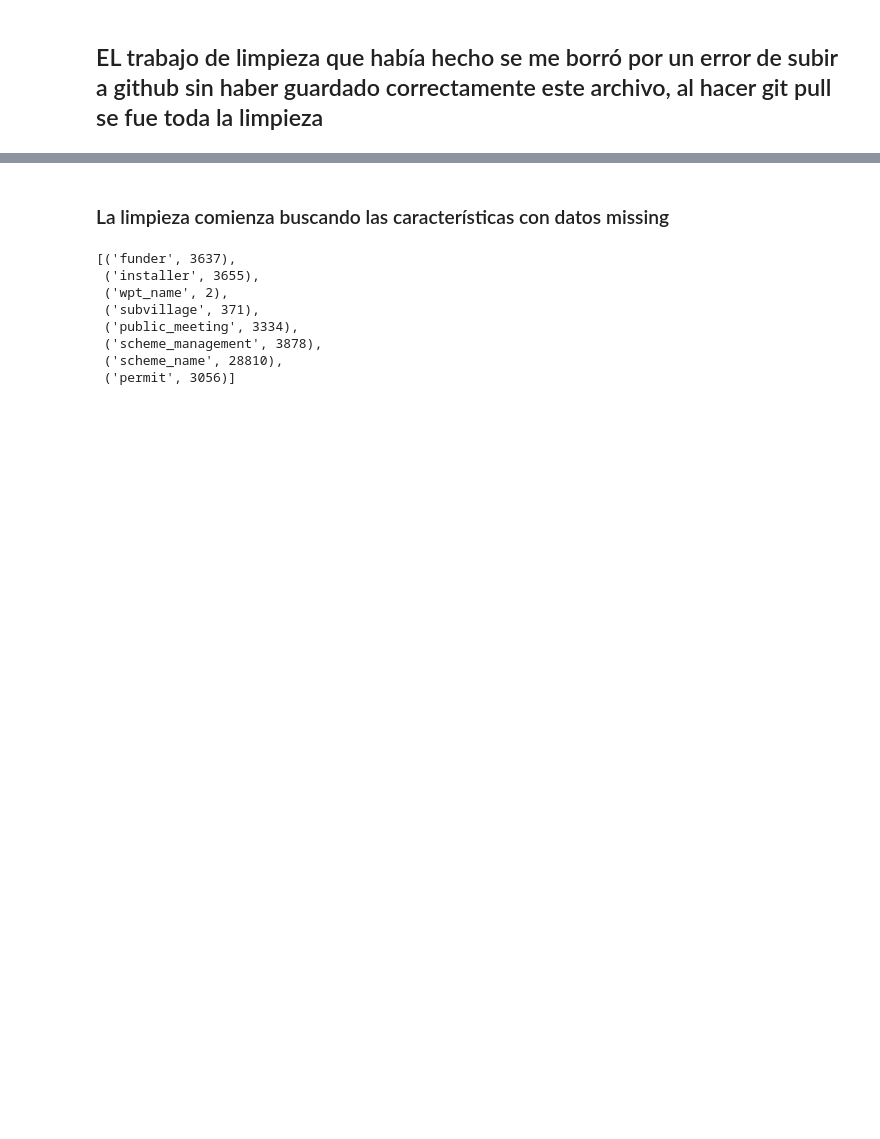
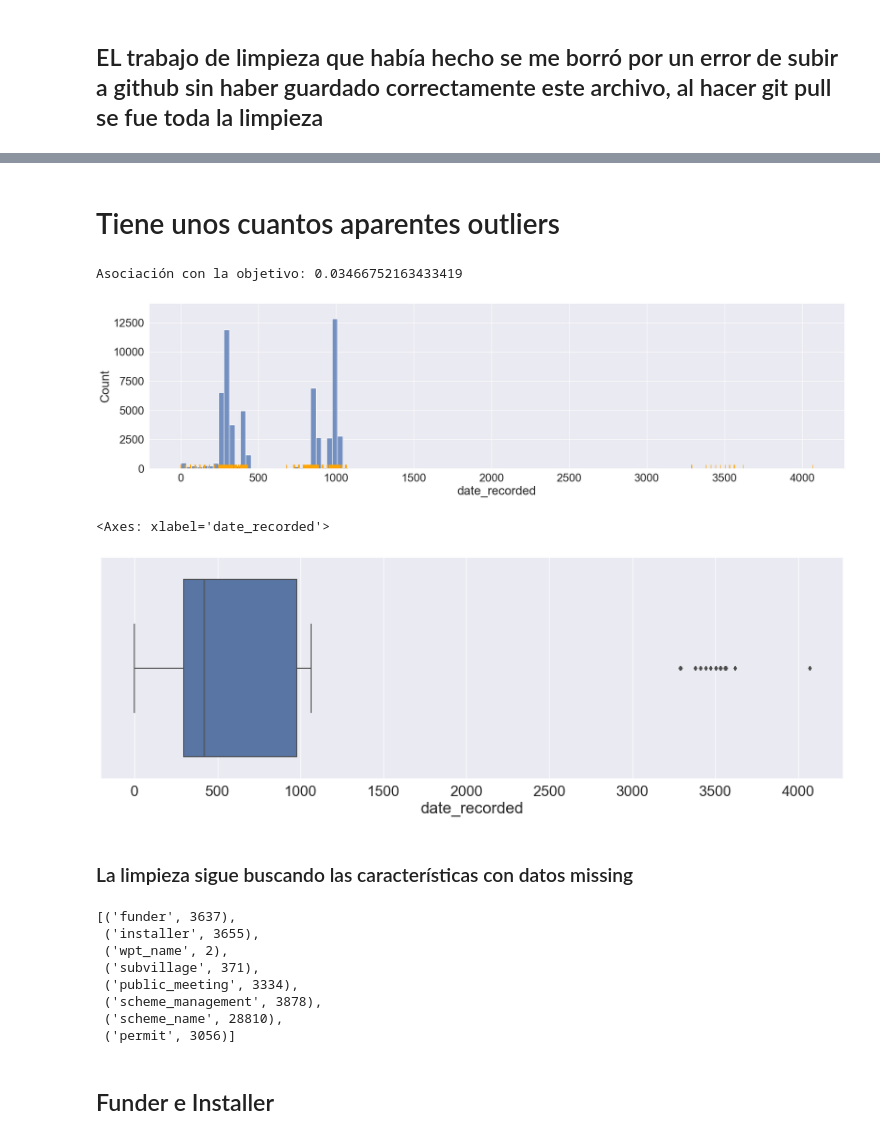
Before and after one commit to juandavidriosm/TareaMachineLearning, a Jupyter notebook: EDA.ipynb, the cells around one changed output, grey strips where cells are left out. Cells and saved outputs as stored; diff of their text form; code cells hidden in the pictures; blank space fills up the shorter version.

Commit message:
indago datos con missings y aparentes redundancias

```diff
--- a/EDA.ipynb
+++ b/EDA.ipynb
@@ -686,0 +693,6 @@ drop_list  = ["scheme_name","funder","management_group","num_private","recorded_
+# %%
+df.date_recorded = df.date_recorded.astype("O")
+df.date_recorded = pd.to_datetime(df.date_recorded)
+df.date_recorded.max()
+df['date_recorded'] = (df.date_recorded.max() -df.date_recorded).dt.days
+df['date_recorded']
@@ -687,5 +712,18 @@ drop_list  = ["scheme_name","funder","management_group","num_private","recorded_
+# %% [markdown]
+# Tiene unos cuantos aparentes outliers
+# %%
+cramer = jd.cramers_v(df['date_recorded'],df["status_group"])
+print(f"Asociación con la objetivo: {cramer}")
+sns.displot(df['date_recorded'], height=6, aspect=3.5,kind='hist',rug=True, rug_kws={"color": "orange"})
+plt.show()
+sns.boxplot(df['date_recorded'])
+# %% [output]
+Asociación con la objetivo: 0.03466752163433419
+[figure, added]
+<Axes: xlabel='date_recorded'>
+[figure, added]
 # %% [markdown]
-### La limpieza comienza buscando las características con datos missing
+### La limpieza sigue buscando las características con datos missing
 # %%
 [(x,y) for (x,y) in df.isna().sum().items() if y>0]
 # %% [output]
@@ -697,3 +735,5 @@ drop_list  = ["scheme_name","funder","management_group","num_private","recorded_
  ('scheme_management', 3878),
  ('scheme_name', 28810),
  ('permit', 3056)]
+# %% [markdown]
+## Funder e Installer
```
Also changed, not shown: parts of 35 cells of this notebook, 4 other files.
